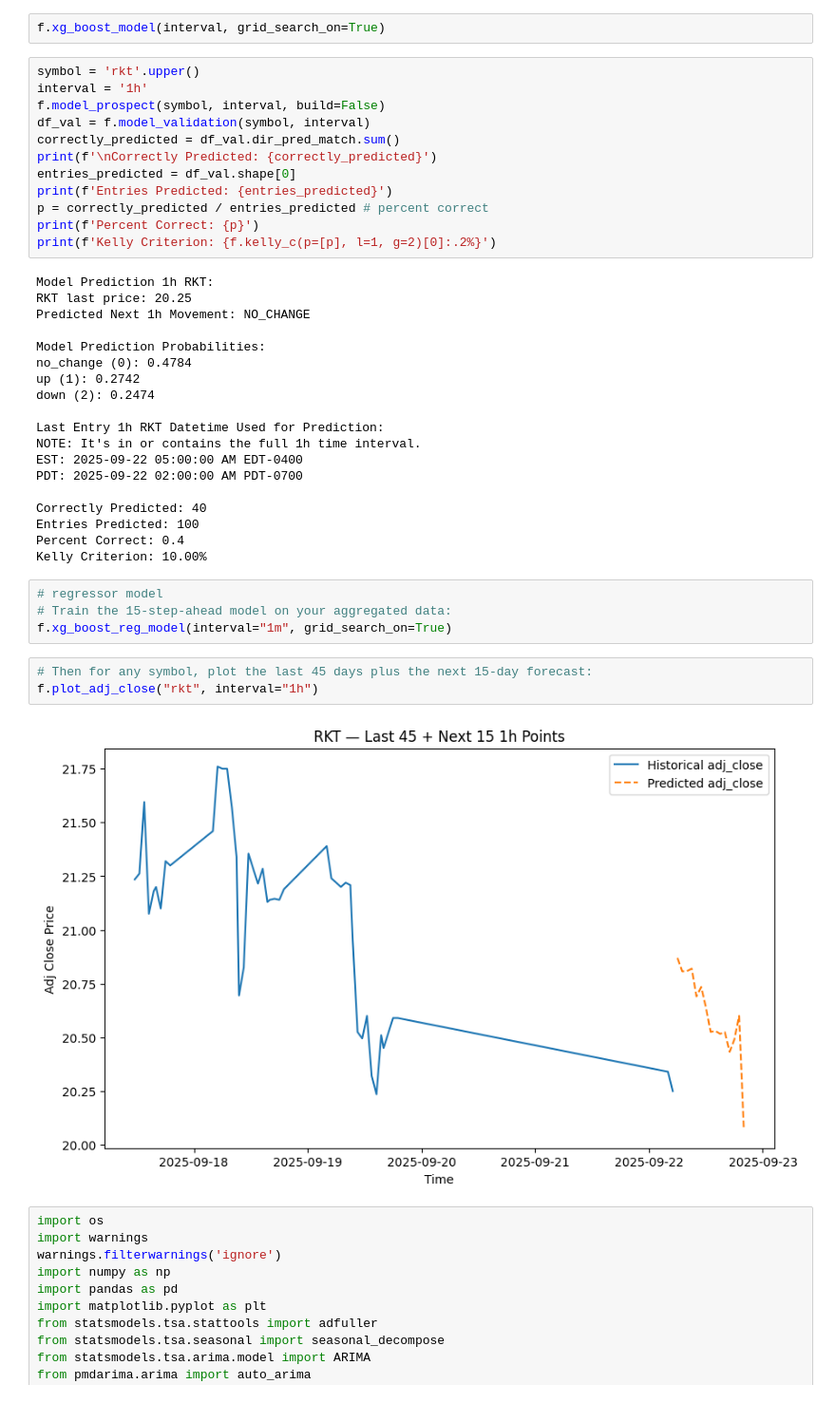
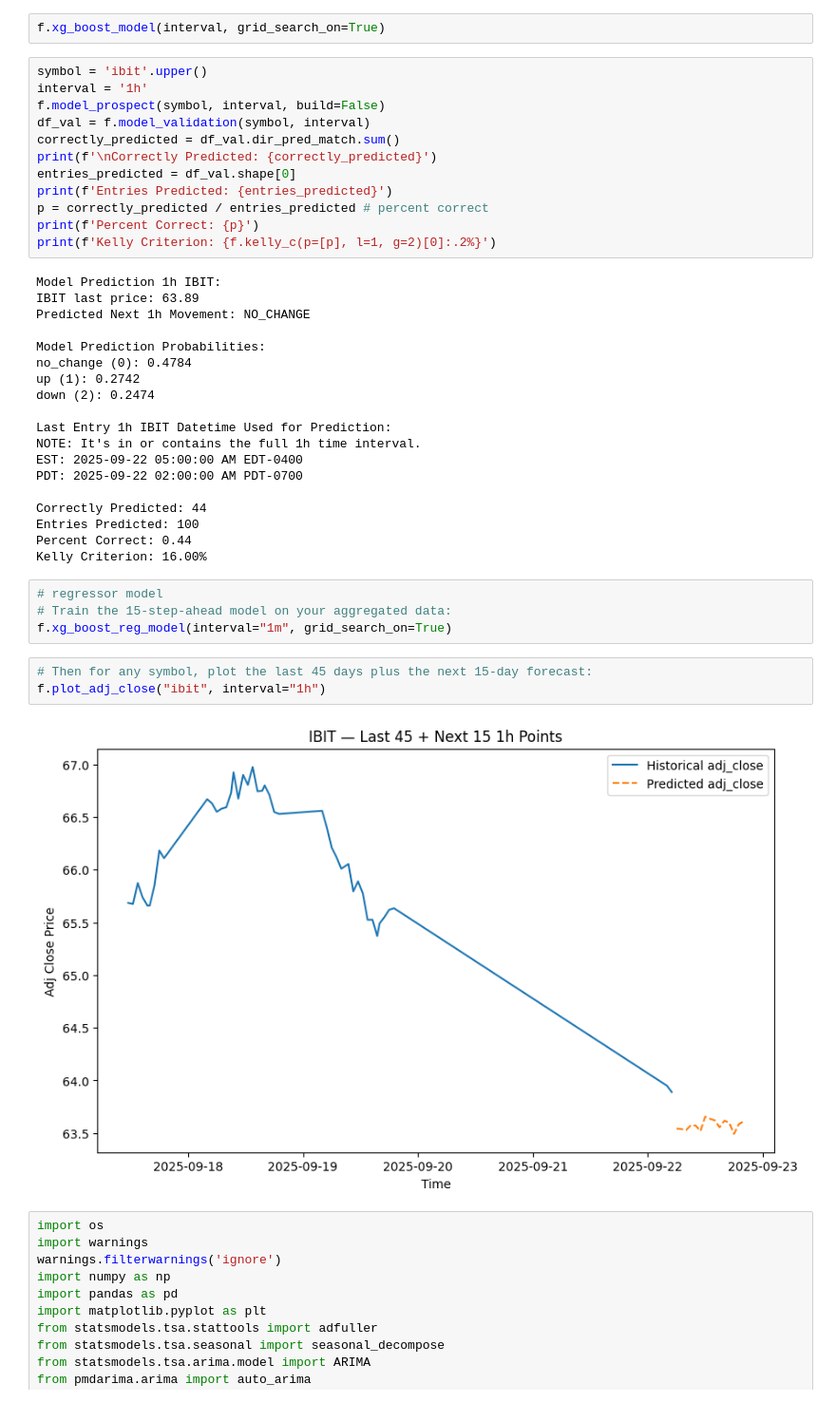
Before and after one commit to yuchild/stock_production_agg, a Jupyter notebook: validations.ipynb, the cells around one changed output. Shown at 95% size. Drawn from its saved outputs; the diff is of its cells as text.

```diff
--- a/validations.ipynb
+++ b/validations.ipynb
@@ -29,7 +29,7 @@ f.make_master_table(stock_set, interval)
 # %%
 f.xg_boost_model(interval, grid_search_on=True)
 # %%
-symbol = 'rkt'.upper()
+symbol = 'ibit'.upper()
 interval = '1h'
 f.model_prospect(symbol, interval, build=False)
 df_val = f.model_validation(symbol, interval)
@@ -41,8 +41,8 @@ p = correctly_predicted / entries_predicted # percent correct
 print(f'Percent Correct: {p}')
 print(f'Kelly Criterion: {f.kelly_c(p=[p], l=1, g=2)[0]:.2%}')
 # %% [output]
-Model Prediction 1h RKT:
-RKT last price: 20.25
+Model Prediction 1h IBIT:
+IBIT last price: 63.89
 Predicted Next 1h Movement: NO_CHANGE
 
 Model Prediction Probabilities:
@@ -50,24 +50,24 @@ no_change (0): 0.4784
 up (1): 0.2742
 down (2): 0.2474
 
-Last Entry 1h RKT Datetime Used for Prediction:
+Last Entry 1h IBIT Datetime Used for Prediction:
 NOTE: It's in or contains the full 1h time interval.
 EST: 2025-09-22 05:00:00 AM EDT-0400
 PDT: 2025-09-22 02:00:00 AM PDT-0700
 
-Correctly Predicted: 40
+Correctly Predicted: 44
 Entries Predicted: 100
-Percent Correct: 0.4
-Kelly Criterion: 10.00%
+Percent Correct: 0.44
+Kelly Criterion: 16.00%
 # %%
 # regressor model
 # Train the 15-step-ahead model on your aggregated data:
 f.xg_boost_reg_model(interval="1m", grid_search_on=True)
 # %%
 # Then for any symbol, plot the last 45 days plus the next 15-day forecast:
-f.plot_adj_close("rkt", interval="1h")
+f.plot_adj_close("ibit", interval="1h")
 # %% [output]
-[figure, old version]
+[figure, new version]
 # %%
 import os
 import warnings
```
Also changed, not shown: 3 other files.
